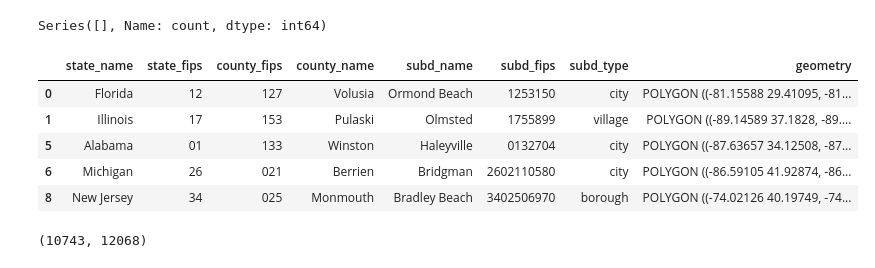
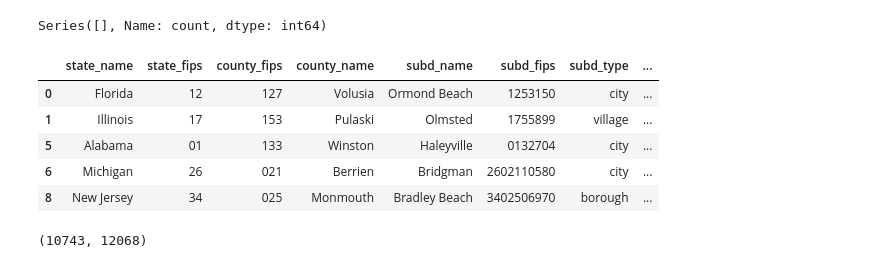
Before and after one commit to NatLabRockies/COMPASS, a Jupyter notebook: support/jurisdictions/compile_jurisdiction_gpkg.ipynb, the cells around one changed output. Saved outputs shown, nothing was run; the diff lists cells and outputs as text; code cells hidden in the pictures.

```diff
--- a/support/jurisdictions/compile_jurisdiction_gpkg.ipynb
+++ b/support/jurisdictions/compile_jurisdiction_gpkg.ipynb
@@ -309,40 +309,55 @@ for __, place_row in tqdm(place.iterrows(), total=len(place)):
     ]
     if len(matching_subd) == 0:
         continue
 
     matching_subd = matching_subd.copy()
     to_drop_place_fips.add(place_row["subd_fips"])
     to_drop_subd_fips.update(matching_subd["subd_fips"].tolist())
 
     merged_row = place_row.copy()
     merged_row["subd_type"], merged_row["subd_fips"] = _get_subd_type(
         place_row, matching_subd
     )
     merged_row["geometry"] = matching_subd.geometry.union_all()
+    merged_row["subd_has_original_fips"] = (
+        merged_row["subd_fips"] == place_row["subd_fips"]
+    )
 
     counties = matching_subd["county_name"].dropna().unique()
     if len(counties) == 1:
         merged_row["county_name"] = matching_subd.iloc[0]["county_name"]
         merged_row["county_fips"] = matching_subd.iloc[0]["county_fips"]
 
     merged_rows.append(merged_row)
 
     for matched_subd_type in matching_subd["subd_type"].dropna().unique():
         replacements.setdefault(matched_subd_type, {}).setdefault(
             merged_row["subd_type"], set()
         ).add(merged_row["subd_fips"])
 
+
+merged_cols = [
+    "state_name",
+    "state_fips",
+    "county_fips",
+    "county_name",
+    "subd_name",
+    "subd_fips",
+    "subd_type",
+    "subd_has_original_fips",
+    "geometry",
+]
 merged = gpd.GeoDataFrame(
-    merged_rows, columns=place.columns, geometry="geometry", crs=place.crs
+    merged_rows, columns=merged_cols, geometry="geometry", crs=place.crs
 )
 merged.head()
 # %% [output]
-|  | state_name | state_fips | county_fips | county_name | subd_name | subd_fips | subd_type | geometry |
-| 0 | Florida | 12 | 127 | Volusia | Ormond Beach | 1253150 | city | POLYGON ((-81.15588 29.41095, -81... |
-| 1 | Illinois | 17 | 153 | Pulaski | Olmsted | 1755899 | village | POLYGON ((-89.14589 37.1828, -89.... |
-| 5 | Alabama | 01 | 133 | Winston | Haleyville | 0132704 | city | POLYGON ((-87.63657 34.12508, -87... |
-| 6 | Michigan | 26 | 021 | Berrien | Bridgman | 2602110580 | city | POLYGON ((-86.59105 41.92874, -86... |
-| 8 | New Jersey | 34 | 025 | Monmouth | Bradley Beach | 3402506970 | borough | POLYGON ((-74.02126 40.19749, -74... |
+|  | state_name | state_fips | county_fips | county_name | subd_name | subd_fips | subd_type | ... |
+| 0 | Florida | 12 | 127 | Volusia | Ormond Beach | 1253150 | city | ... |
+| 1 | Illinois | 17 | 153 | Pulaski | Olmsted | 1755899 | village | ... |
+| 5 | Alabama | 01 | 133 | Winston | Haleyville | 0132704 | city | ... |
+| 6 | Michigan | 26 | 021 | Berrien | Bridgman | 2602110580 | city | ... |
+| 8 | New Jersey | 34 | 025 | Monmouth | Bradley Beach | 3402506970 | borough | ... |
 # %%
 len(to_drop_place_fips), len(to_drop_subd_fips)
 # %% [output]
```
Also changed, not shown: parts of 6 cells of this notebook, 1 other file.
